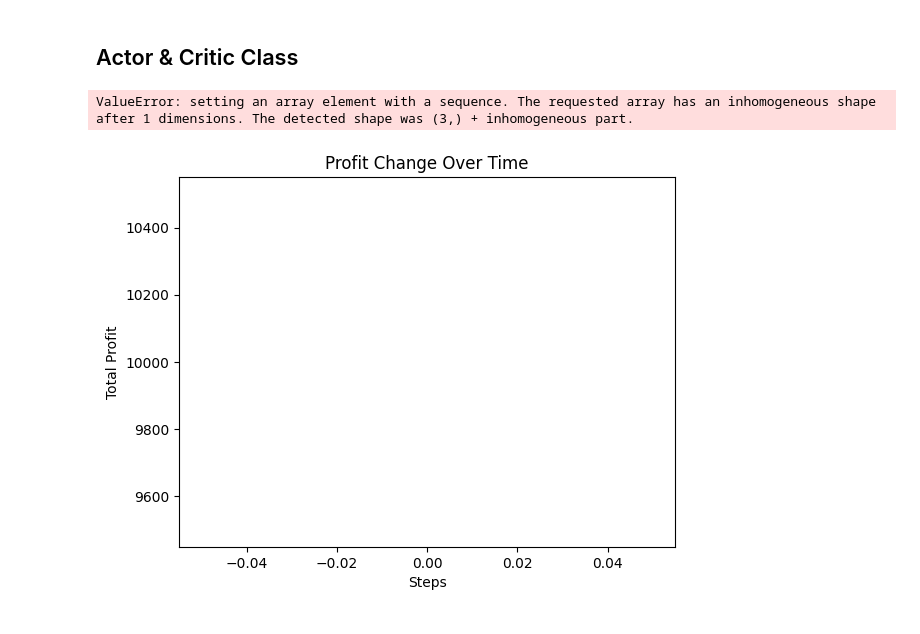
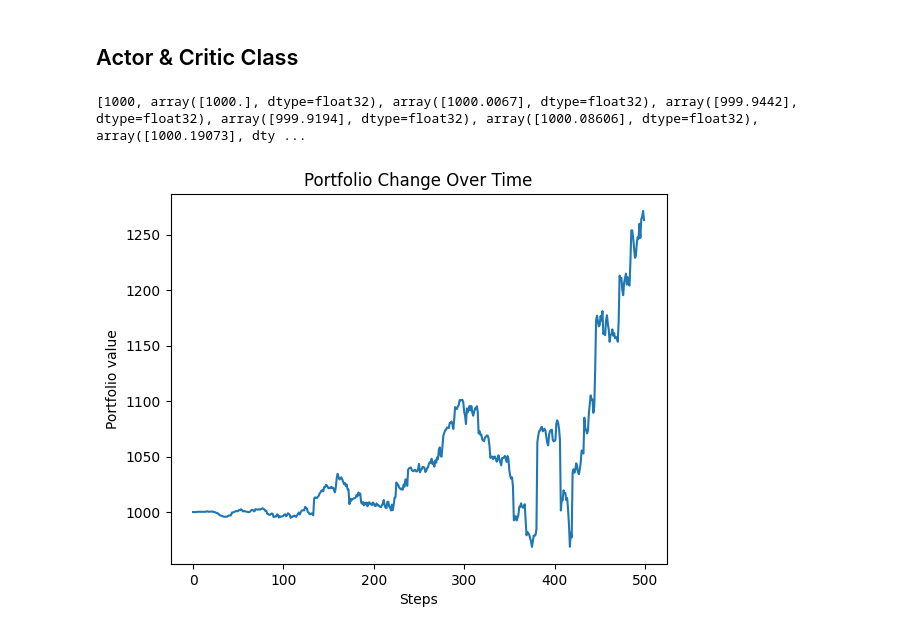
Before and after one commit to AGTom43/Asset-Pricing-with-Reinforcement-Learning, a Jupyter notebook: main.ipynb, the cells around one changed output. Drawn from its saved outputs; the diff is of its cells as text; code cells hidden in the pictures.

```diff
--- a/main.ipynb
+++ b/main.ipynb
@@ -59,7 +56,7 @@ class DDPGTradingEnv(gymnasium.Env):
 
     self.df = df
     self.current_step = 0
-    self.total_steps = len(df) - 1
+    self.total_steps = 500 #len(df) - 1
 
     # Negatives mean quantity to sell, 0 is hold, positives mean buy
     self.action_space = spaces.Box(low=-1, high=1, shape=(1, ), dtype=np.float32)
@@ -71,8 +68,7 @@ class DDPGTradingEnv(gymnasium.Env):
   def reset(self):
     self.current_step = 0
     self.total_profit = 0
-    self.initial_balance = 10000
-    self.cash_balance = self.initial_balance
+    self.cash_balance = 10000
     self.shares_held = 0
     self.portfolio_value = self.cash_balance
 
@@ -84,7 +80,7 @@ class DDPGTradingEnv(gymnasium.Env):
 
   def get_observation(self):
     current_price = self.df.loc[self.current_step, 'Last Price']
-    return np.array([current_price, self.shares_held, self.cash_balance])
+    return np.array([float(current_price), float(self.shares_held), float(self.cash_balance)])
 
   # Action space is one number between -1 and 1.
   def take_action(self, action_value):
@@ -192,8 +188,8 @@ target_actor_model = Actor(state_dim, action_dim)
 # Pseudocode line 4 & 5:
 # Initialize critic network 𝑞̂ 1 with parameters 𝜽1 arbitrarily
 # Initialize target critic network 𝑞̂ 2 with parameters 𝜽2=𝜽1
-critic_model = Critic(state_dim + action_dim, 1)
-target_critic_model = Critic(state_dim + action_dim, 1)
+critic_model = Critic(state_dim, action_dim)
+target_critic_model = Critic(state_dim, action_dim)
 
 # Pseudocode line 6: Algorithm parameters: target network learning rate 𝛽>0
 beta = 0.005
@@ -206,7 +202,7 @@ optimizer_critic = optim.Adam(critic_model.parameters(), lr=lr)
 optimizer_actor = optim.Adam(actor_model.parameters(), lr=lr)
 
 # Loop for each episode:
-num_episodes = 100
+num_episodes = 1
 for i in range(num_episodes):
     # Initialise random process ϵ for action exploration
     epsilon = 0.1
@@ -225,7 +221,7 @@ for i in range(num_episodes):
         new_state, reward, terminated, info = env.step(action)
         # Store transition (𝑆,𝐴,𝑅,𝑆′) in 𝐷
         # transition = (state, action, reward, new_state)
-        transition = (torch.FloatTensor(state), torch.FloatTensor(action), reward, torch.FloatTensor(new_state.astype(np.float64)))
+        transition = (torch.FloatTensor(state), torch.FloatTensor(action), torch.FloatTensor(reward), torch.FloatTensor(new_state.astype(np.float64)))
         replay_memory.append(transition)
         # For each transition (𝑆𝑗,𝐴𝑗,𝑅𝑗,𝑆′𝑗) in minibatch sampled from 𝐷:
         if len(replay_memory) <= minibatch_size:
@@ -269,16 +265,15 @@ for i in range(num_episodes):
 
         # Update state
         state = new_state
-# %% [output]
-ValueError: setting an array element with a sequence. The requested array has an inhomogeneous shape after 1 dimensions. The detected shape was (3,) + inhomogeneous part.
 # %%
 import matplotlib.pyplot as plt
 
-# Plotting the profit change
-plt.plot(env.portfolio_history)
-plt.title("Profit Change Over Time")
+plt.plot(env.portfolio_history[1:])
+print(env.portfolio_history)
+plt.title("Portfolio Change Over Time")
 plt.xlabel("Steps")
-plt.ylabel("Total Profit")
+plt.ylabel("Portfolio value")
 plt.show()
 # %% [output]
+[1000, array([1000.], dtype=float32), array([1000.0067], dtype=float32), array([999.9442], dtype=float32), array([999.9194], dtype=float32), array([1000.08606], dtype=float32), array([1000.19073], dty ...
-[figure, old version]
+[figure, new version]
```
Also changed, not shown: parts of 1 cell of this notebook.
